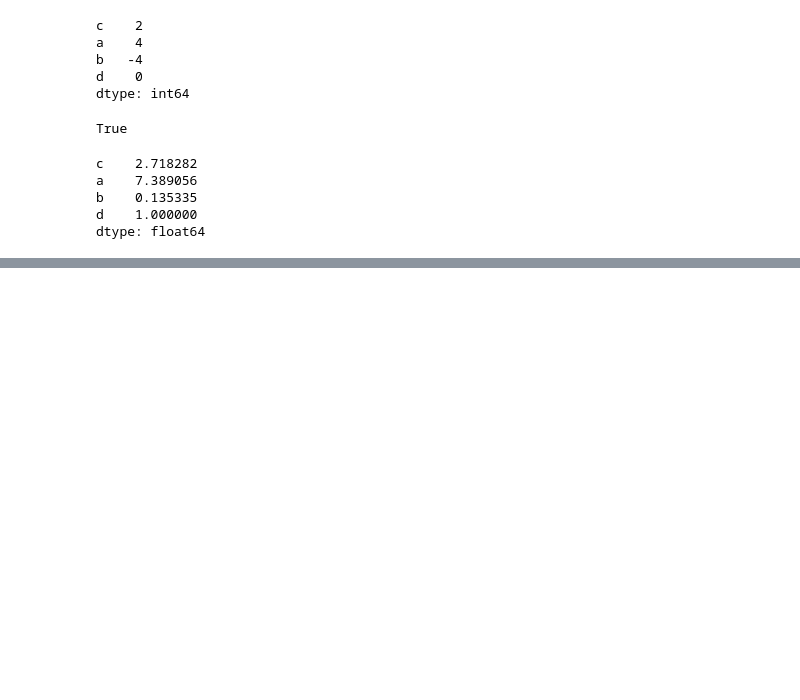
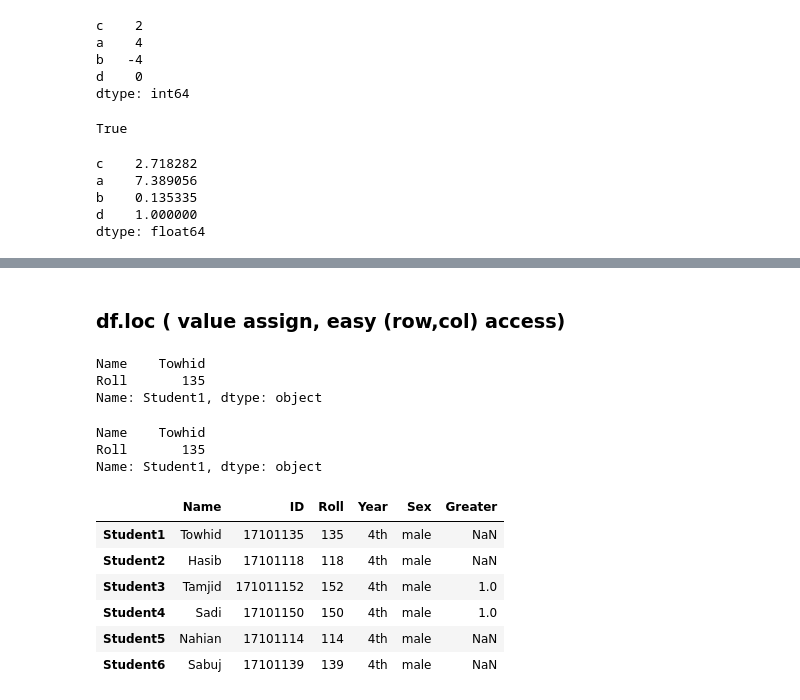
Before and after one commit to towhid135/notebook-Numpy-Pandas-Seaborn-Scikit_learn-, a Jupyter notebook: Pandas/Pandas_tutorial.ipynb, the cells around one changed output, grey strips where cells are left out. Cells and saved outputs as stored; diff of their text form; code cells hidden in the pictures; blank space fills up the shorter version.

```diff
--- a/Pandas/Pandas_tutorial.ipynb
+++ b/Pandas/Pandas_tutorial.ipynb
@@ -94,0 +251,27 @@ dtype: float64
+# %% [markdown]
+### df.loc ( value assign, easy (row,col) access)
+# %%
+df.loc['Student1'][ ['Name','Roll'] ]
+# %% [output]
+Name    Towhid
+Roll       135
+Name: Student1, dtype: object
+# %%
+df.loc['Student1',['Name','Roll'] ]
+# %% [output]
+Name    Towhid
+Roll       135
+Name: Student1, dtype: object
+# %%
+#create a new col and assign 1 to the conditional position
+df.loc[ df.ID >= 17101150,'Greater' ] = 1
+# %%
+df
+# %% [output]
+|  | Name | ID | Roll | Year | Sex | Greater |
+| Student1 | Towhid | 17101135 | 135 | 4th | male | NaN |
+| Student2 | Hasib | 17101118 | 118 | 4th | male | NaN |
+| Student3 | Tamjid | 171011152 | 152 | 4th | male | 1.0 |
+| Student4 | Sadi | 17101150 | 150 | 4th | male | 1.0 |
+| Student5 | Nahian | 17101114 | 114 | 4th | male | NaN |
+| Student6 | Sabuj | 17101139 | 139 | 4th | male | NaN |
```
Also changed, not shown: parts of 32 cells of this notebook.
